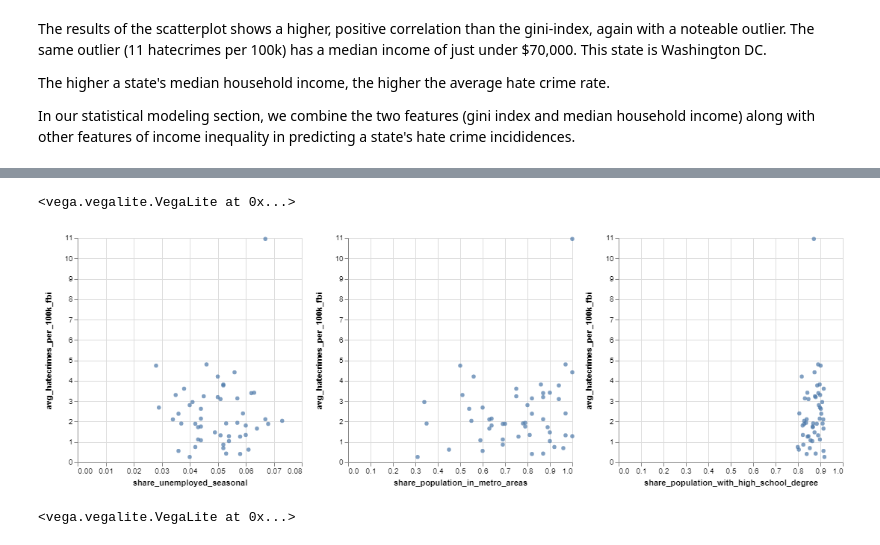
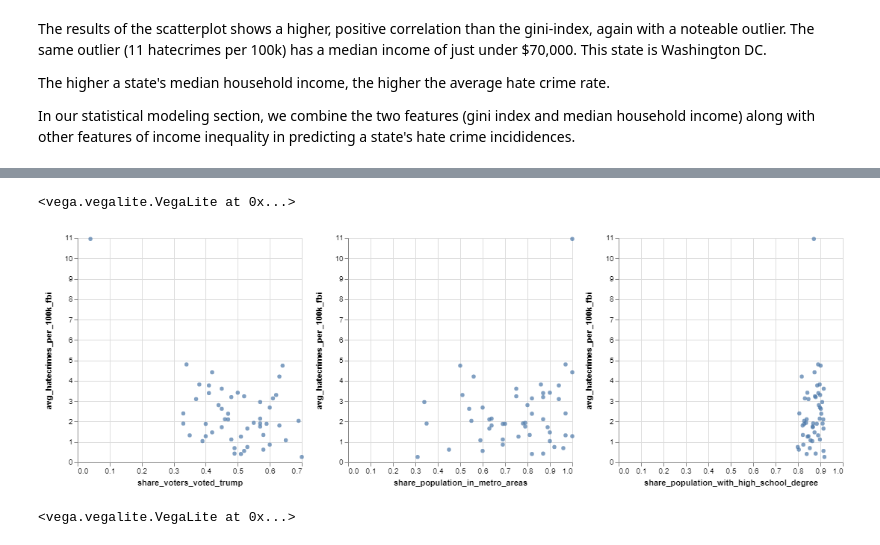
Before and after one commit to caseyahlan/hatecrimes-finalproject, a Jupyter notebook: analysis.ipynb, the cells around one changed output, grey strips where cells are left out. Drawn from its saved outputs; the diff is of its cells as text; code cells hidden in the pictures.

Commit message:
graphs

```diff
--- a/analysis.ipynb
+++ b/analysis.ipynb
@@ -205,19 +208,19 @@ In our statistical modeling section, we combine the two features (gini index and
 # %%
 alt.Chart(data_538).mark_circle().encode(
     alt.X(alt.repeat("column"), type='quantitative'),
     alt.Y(alt.repeat("row"), type='quantitative'),
 ).properties(
     width=300,
     height=300
 ).repeat(
     row=['avg_hatecrimes_per_100k_fbi'],
-    column=['share_unemployed_seasonal',
+    column=['share_voters_voted_trump',
        'share_population_in_metro_areas',
        'share_population_with_high_school_degree']
 )
 # %% [output]
 <vega.vegalite.VegaLite at 0x...>
-[figure, old version]
+[figure, new version]
 # %%
 alt.Chart(data_538).mark_circle().encode(
     alt.X(alt.repeat("column"), type='quantitative'),
```
Also changed, not shown: parts of 4 cells of this notebook, 1 other file.
